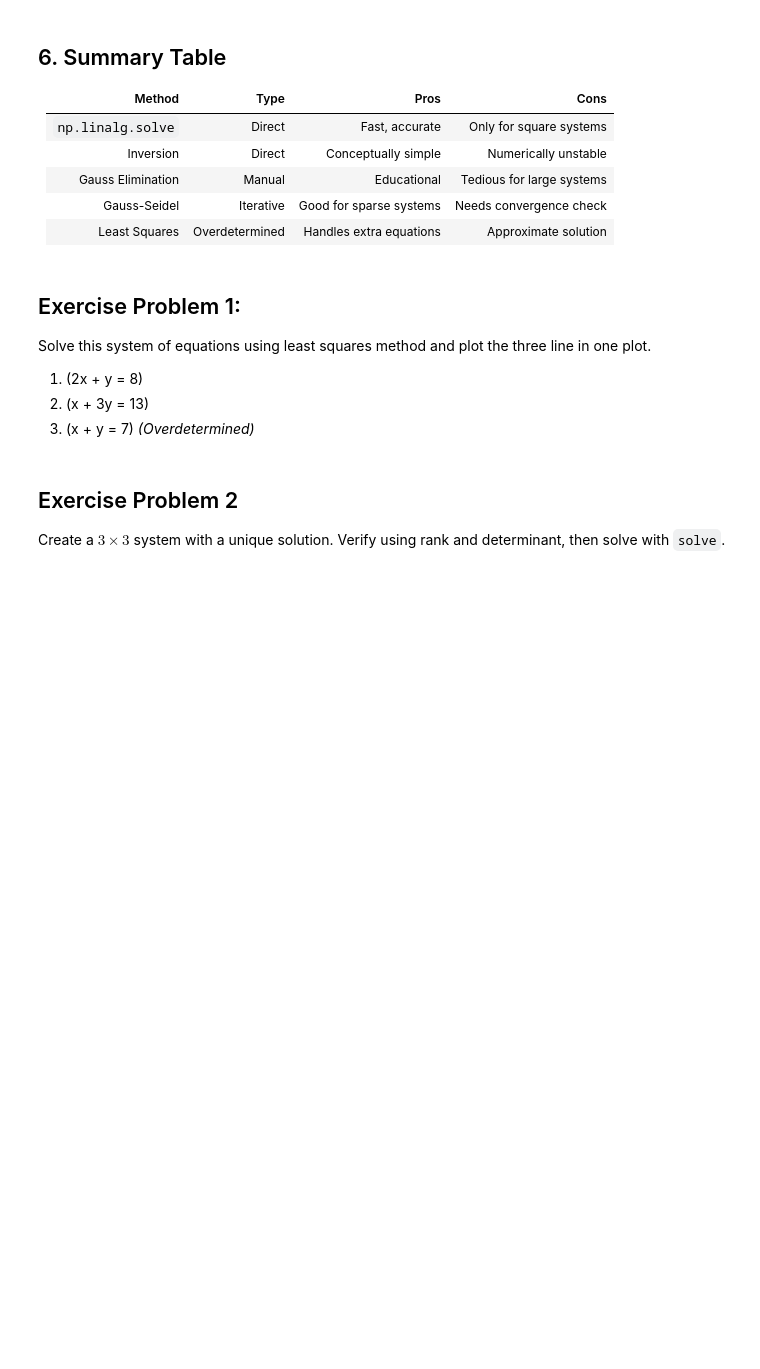
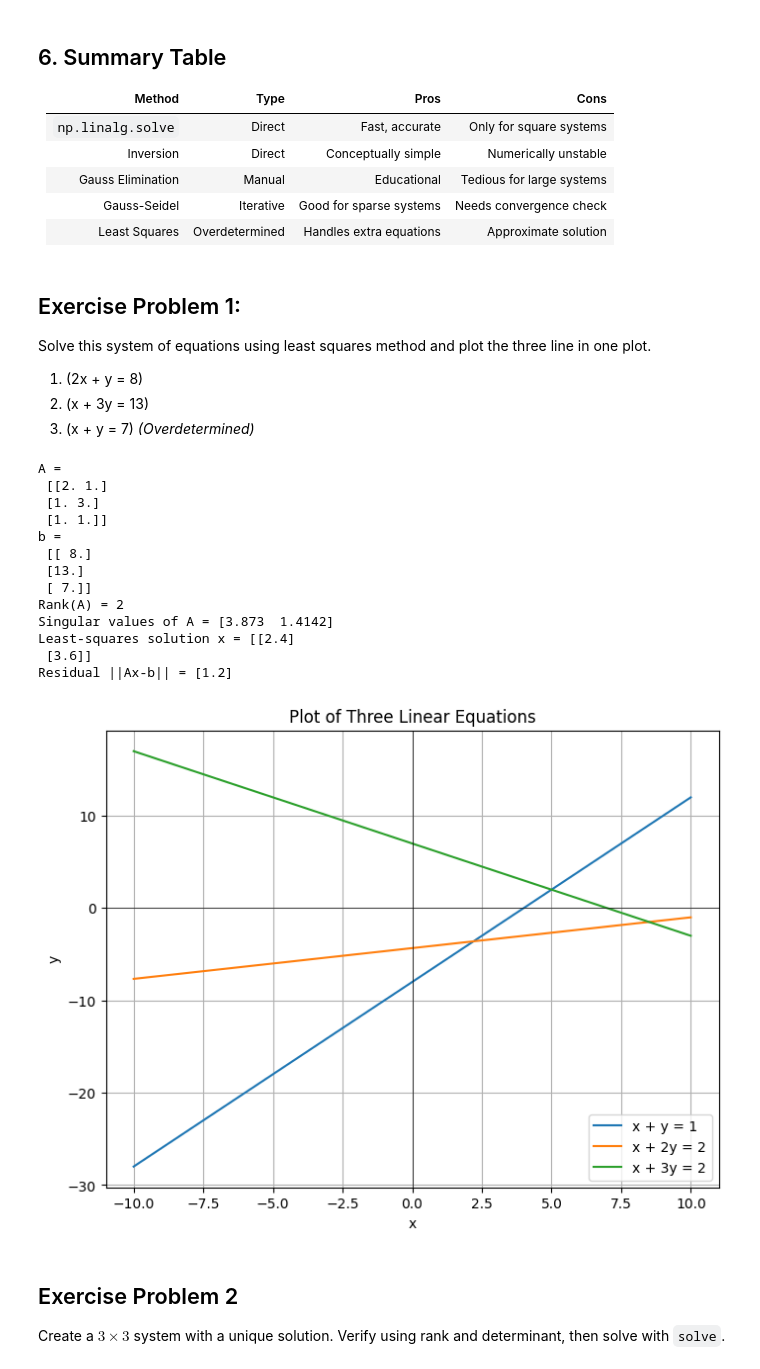
Before and after one commit to sshashkina/Engineering-Methods, a Jupyter notebook: Lecture 8_Linear_Equations_Solver.ipynb, the cells around one changed output. Drawn from its saved outputs; the diff is of its cells as text; code cells hidden in the pictures; blank space fills up the shorter version.

```diff
--- a/Lecture 8_Linear_Equations_Solver.ipynb
+++ b/Lecture 8_Linear_Equations_Solver.ipynb
@@ -540,6 +542,61 @@ Solve this system of equations using least squares method and plot the three lin
 3. \(x + y = 7\) *(Overdetermined)*
 # %%
 # Your code here
+import numpy as np
+A = np.array([[2., 1.], [1., 3.], [1, 1]])
+b = np.array([8., 13., 7.])[:, None]
+print('A =\n', A)
+print('b =\n', b)
+#print('det(A)=', det(A))
+x, residuals, rank, s = lstsq(A, b, rcond=None)
+print("Rank(A) =", rank)
+print("Singular values of A =", s)
+print('Least-squares solution x =', x)
+print('Residual ||Ax-b|| =', residuals)
+
+import numpy as np
+import matplotlib.pyplot as plt
+
+# Define x range
+x = np.linspace(-10, 10, 50)
+
+# Define the equations
+y1 = 2*x-8       # x + y = 1
+y2 = (x-13) / 3 # x + 2y = 2
+y3 = 7-x # x + 3y = 2
+
+# Plotting
+plt.figure(figsize=(8, 6))
+plt.plot(x, y1, label='x + y = 1')
+plt.plot(x, y2, label='x + 2y = 2')
+plt.plot(x, y3, label='x + 3y = 2')
+
+# Add labels and legend
+plt.xlabel('x')
+plt.ylabel('y')
+plt.title('Plot of Three Linear Equations')
+plt.grid(True)
+plt.legend()
+plt.axhline(0, color='black', linewidth=0.5)
+plt.axvline(0, color='black', linewidth=0.5)
+
+# Show plot
+plt.show()
+# %% [output]
+A =
+ [[2. 1.]
+ [1. 3.]
+ [1. 1.]]
+b =
+ [[ 8.]
+ [13.]
+ [ 7.]]
+Rank(A) = 2
+Singular values of A = [3.873  1.4142]
+Least-squares solution x = [[2.4]
+ [3.6]]
+Residual ||Ax-b|| = [1.2]
+[figure, added]
 # %% [markdown]
 ## Exercise Problem 2
 Create a $3\times 3$ system with a unique solution. Verify using rank and determinant, then solve with `solve`.
```
Also changed, not shown: parts of 1 cell of this notebook.
